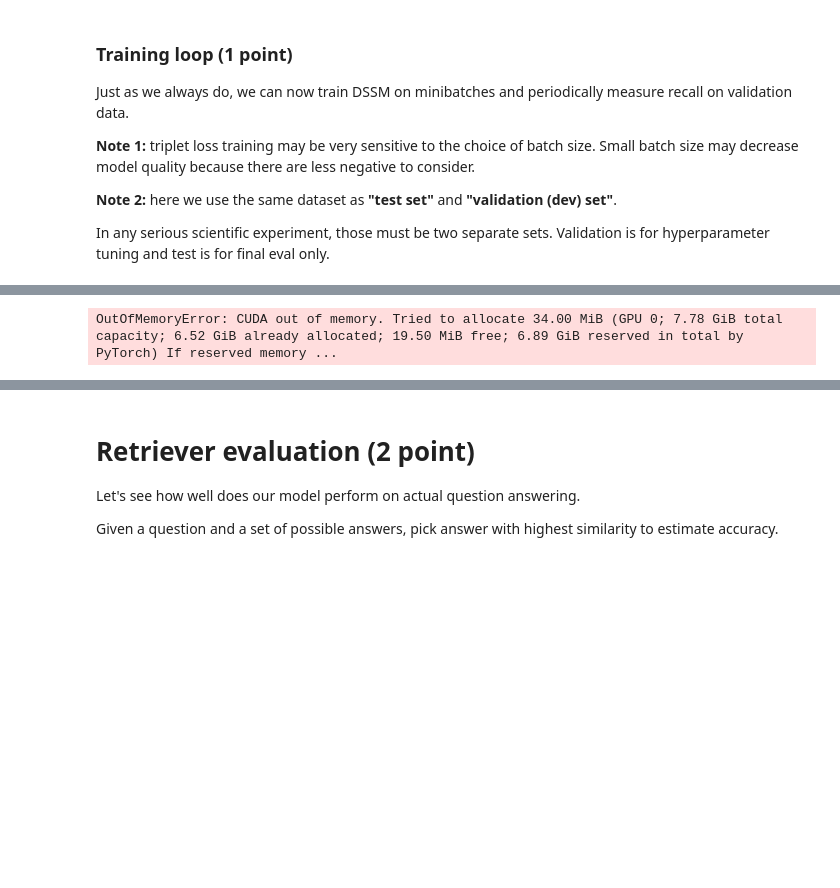
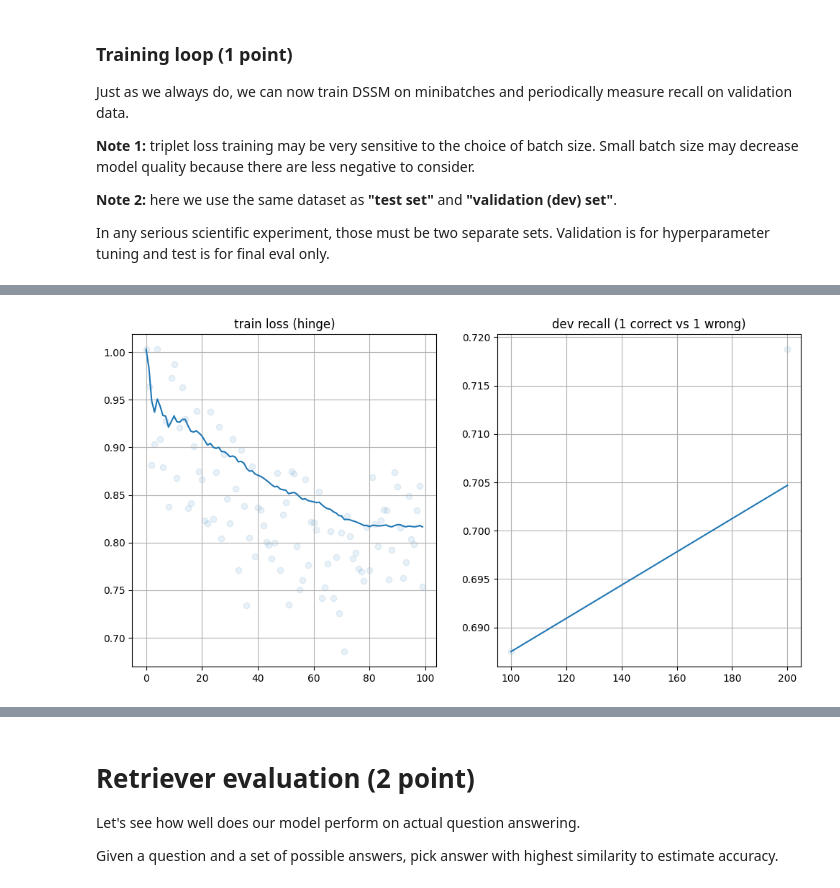
Before and after one commit to Chertushkin/nlp_course, a Jupyter notebook: week_extra/retrieval/practice.ipynb, the cells around one changed output, grey strips where cells are left out. Cells and saved outputs as stored; diff of their text form; code cells hidden in the pictures; blank space fills up the shorter version.

```diff
--- a/week_extra/retrieval/practice.ipynb
+++ b/week_extra/retrieval/practice.ipynb
@@ -332,6 +345,7 @@ __Note 2:__ here we use the same dataset as __"test set"__ and __"validation (de
 In any serious scientific experiment, those must be two separate sets. Validation is for hyperparameter tuning and test is for final eval only.
 # %%
 device = 'cuda' if torch.cuda.is_available() else 'cpu'
+BATCH_SIZE = 256
 # %%
 bert = bert.to(device)
 # %%
@@ -344,10 +358,10 @@ from tqdm import tqdm
 question_vectorizer = Vectorizer().to(device)
 answer_vectorizer = Vectorizer().to(device)
 
-question_opt = torch.optim.AdamW(question_vectorizer.parameters())
-answer_opt = torch.optim.AdamW(answer_vectorizer.parameters())
+question_opt = torch.optim.AdamW(question_vectorizer.parameters(), lr=1e-03)
+answer_opt = torch.optim.AdamW(answer_vectorizer.parameters(), lr=1e-03)
 
 ewma = lambda x, span: pd.DataFrame({'x': x})['x'].ewm(span=span).mean().values
-dev_batches = iterate_minibatches(test, batch_size=256, cycle=True)
+dev_batches = iterate_minibatches(test, batch_size=BATCH_SIZE, cycle=True)
 loss_history = []
 dev_recall_history = []
@@ -354,13 +392,16 @@ dev_recall_history = []
 # %%
 # infinite training loop. Stop it manually or implement early stopping
 
-for batch in iterate_minibatches(train, batch_size=2, cycle=False):
+for batch in iterate_minibatches(train, batch_size=BATCH_SIZE, cycle=True):
     # print(batch.keys())
     # break
     # Perform one training step
     # <YOUR CODE>
     answer_opt.zero_grad()
     question_opt.zero_grad()
+
+    question_vectorizer.train(True)
+    answer_vectorizer.train(True)
 
     questions = batch['questions'].tolist()
     correct_answers = batch['correct_answers'].tolist()
@@ -373,35 +414,40 @@ for batch in iterate_minibatches(train, batch_size=2, cycle=False):
     # v_correct = answer_vectorizer(correct_answers.tolist())
     # v_incorrect = answer_vectorizer(wrong_answers.tolist())
     loss_t = compute_loss(q_embs, c_embs, w_embs)
-    loss = loss_t.sum() / len(loss_t)
+    loss = loss_t.mean()
     loss.backward()
 
     answer_opt.step()
     question_opt.step()
 
     loss_history.append(float(loss))
 
     if len(loss_history) % 50 == 0:
         # measure dev recall = P(correct_is_closer_than_wrong | q, a+, a-)
+        question_vectorizer.train(False)
+        answer_vectorizer.train(False)
         dev_batch = next(dev_batches)
 
         recall_t = get_recall(**dev_batch)
 
         dev_recall_history.append(recall_t)
 
     if len(loss_history) % 50 == 0:
+        question_vectorizer.train(False)
+        answer_vectorizer.train(False)
+
         clear_output(True)
         plt.figure(figsize=[12, 6])
         plt.subplot(1, 2, 1), plt.title('train loss (hinge)'), plt.grid()
         plt.scatter(np.arange(len(loss_history)), loss_history, alpha=0.1)
         plt.plot(ewma(loss_history, span=100))
         plt.subplot(1, 2, 2), plt.title('dev recall (1 correct vs 1 wrong)'), plt.grid()
         dev_time = np.arange(1, len(dev_recall_history) + 1) * 100
         plt.scatter(dev_time, dev_recall_history, alpha=0.1)
         plt.plot(dev_time, ewma(dev_recall_history, span=10))
         plt.show()
 # %% [output]
-OutOfMemoryError: CUDA out of memory. Tried to allocate 34.00 MiB (GPU 0; 7.78 GiB total capacity; 6.52 GiB already allocated; 19.50 MiB free; 6.89 GiB reserved in total by PyTorch) If reserved memory ...
+[figure, added]
 # %%
 print("Mean recall:", np.mean(dev_recall_history[-10:]))
 assert np.mean(dev_recall_history[-10:]) > 0.85, "Please train for at least 85% recall on test set. "\
```
Also changed, not shown: parts of 10 cells of this notebook.
